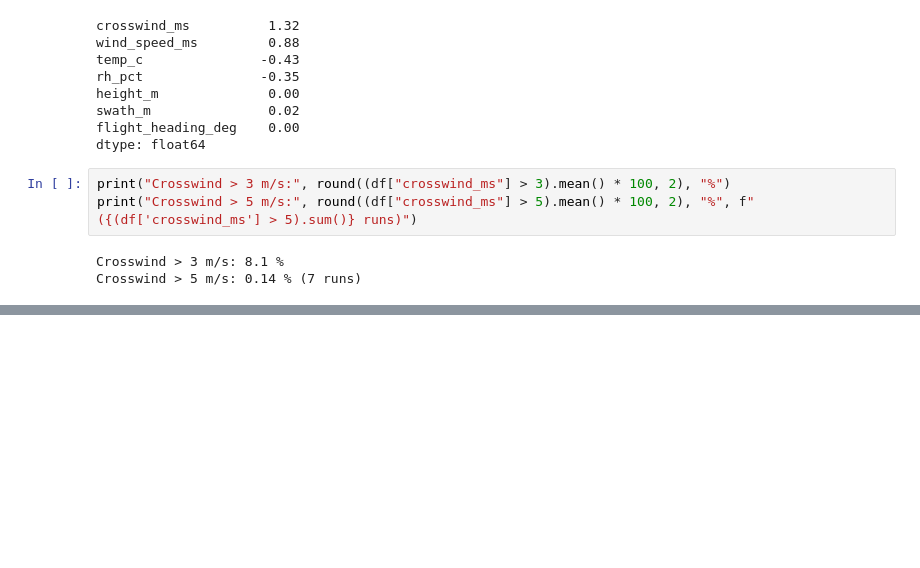
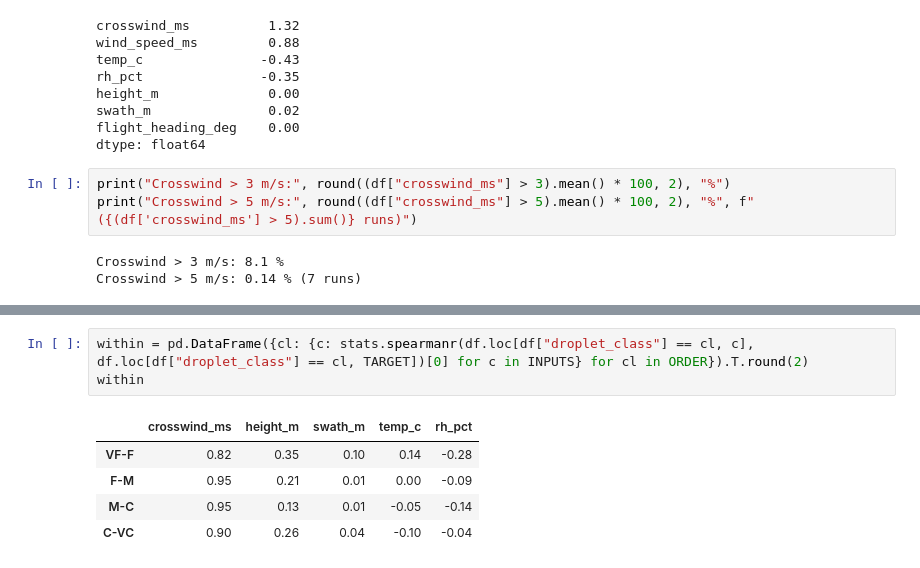
Before and after one commit to ShiharaXcor/AI-Driven-Drone-System-for-Precision-Spraying-in-Sri-Lankan-Tea-Plantations-J26-DS-346, a Jupyter notebook: component2_wind_spraying/eda/eda_datasetA.ipynb, the cells around one changed output, grey strips where cells are left out. Drawn from its saved outputs; the diff is of its cells as text; blank space fills up the shorter version.

```diff
--- a/component2_wind_spraying/eda/eda_datasetA.ipynb
+++ b/component2_wind_spraying/eda/eda_datasetA.ipynb
@@ -256,0 +279,9 @@ Crosswind > 5 m/s: 0.14 % (7 runs)
+# %%
+within = pd.DataFrame({cl: {c: stats.spearmanr(df.loc[df["droplet_class"] == cl, c], df.loc[df["droplet_class"] == cl, TARGET])[0] for c in INPUTS} for cl in ORDER}).T.round(2)
+within
+# %% [output]
+|  | crosswind_ms | height_m | swath_m | temp_c | rh_pct |
+| VF-F | 0.82 | 0.35 | 0.10 | 0.14 | -0.28 |
+| F-M | 0.95 | 0.21 | 0.01 | 0.00 | -0.09 |
+| M-C | 0.95 | 0.13 | 0.01 | -0.05 | -0.14 |
+| C-VC | 0.90 | 0.26 | 0.04 | -0.10 | -0.04 |
```
Also changed, not shown: parts of 4 cells of this notebook, 1 other file.
